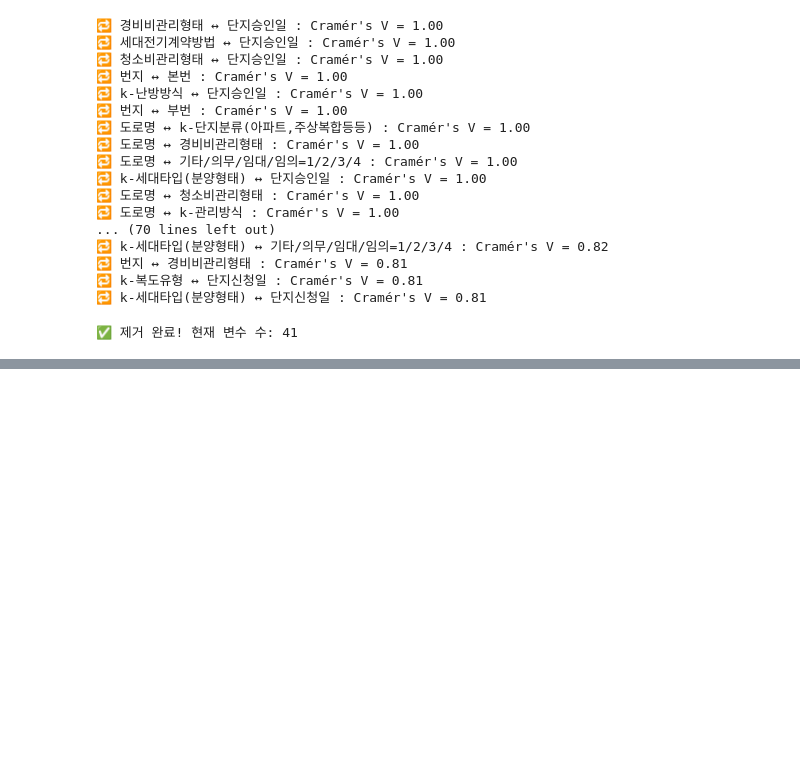
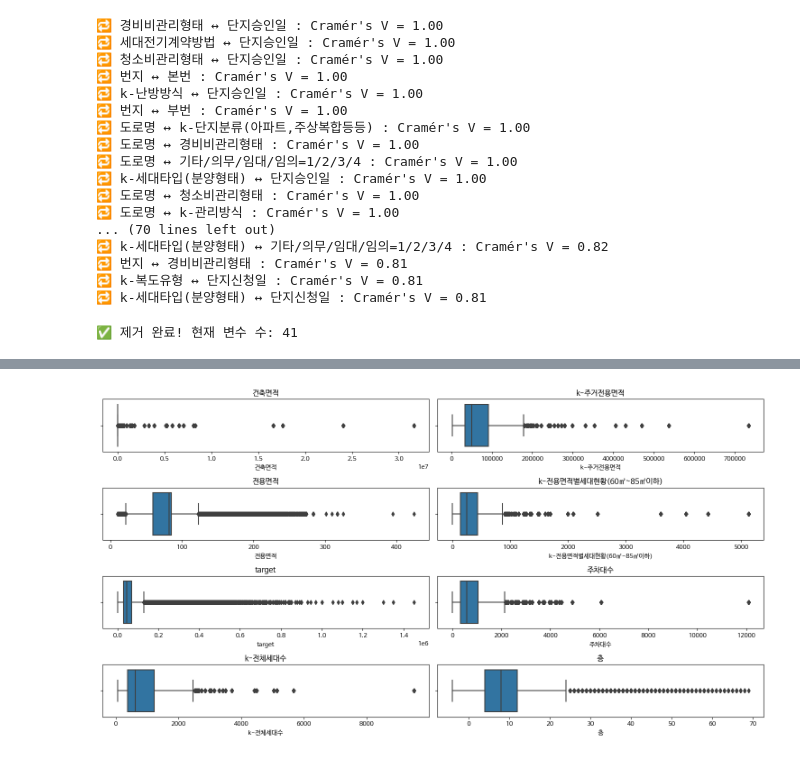
Before and after one commit to riicoseo/upstageailab-ml-competition-ml-2, a Jupyter notebook: 2.Notebook/ke_com2.ipynb, the cells around one changed output, grey strips where cells are left out. Saved outputs shown, nothing was run; the diff lists cells and outputs as text; code cells hidden in the pictures; blank space fills up the shorter version.

```diff
--- a/2.Notebook/ke_com2.ipynb
+++ b/2.Notebook/ke_com2.ipynb
@@ -777,0 +904,12 @@ NameError: name 'concat_filtered' is not defined
+# %%
+# 결측치는 동/구/전체 평균으로 채우기
+
+impute2_targets = ['k-전용면적별세대현황(60㎡~85㎡이하)']
+
+for col in impute2_targets:
+    # 1차: 동 단위 평균
+    concat_select[col] = concat_select.groupby('동')[col].transform(lambda x: x.fillna(x.mean()))
+    # 2차: 구 단위 평균 (동 평균이 안 되면 여기서)
+    concat_select[col] = concat_select.groupby('구')[col].transform(lambda x: x.fillna(x.mean()))
+    # 3차: 전체 평균 (구 평균도 안 되면 여기서)
+    concat_select[col].fillna(concat_select[col].mean(), inplace=True)
@@ -777,0 +969,11 @@ NameError: name 'concat_filtered' is not defined
+# %%
+# 학습용 데이터만 추출
+train_data = concat_select[concat_select['data'] == 0]
+
+# 이상치 탐지 요약표 생성
+outlier_df = detect_outliers_iqr(train_data, con_columns_final)
+
+# 출력
+import pandas as pd
+pd.set_option('display.max_rows', 100)  # 길어도 잘림 방지
+display(outlier_df)
@@ -777,0 +996,18 @@ NameError: name 'concat_filtered' is not defined
+# %%
+import seaborn as sns
+import matplotlib.pyplot as plt
+
+# 이상치 비율 상위 5개 변수 추출
+top_outlier_cols = outlier_df['변수'].head(8)
+
+# Boxplot 시각화
+plt.figure(figsize=(15, 8))
+for i, col in enumerate(top_outlier_cols, 1):
+    plt.subplot(4, 2, i)
+    sns.boxplot(x=train_data[col])
+    plt.title(col)
+
+plt.tight_layout()
+plt.show()
+# %% [output]
+[figure, added]
```
Also changed, not shown: parts of 54 cells of this notebook.
